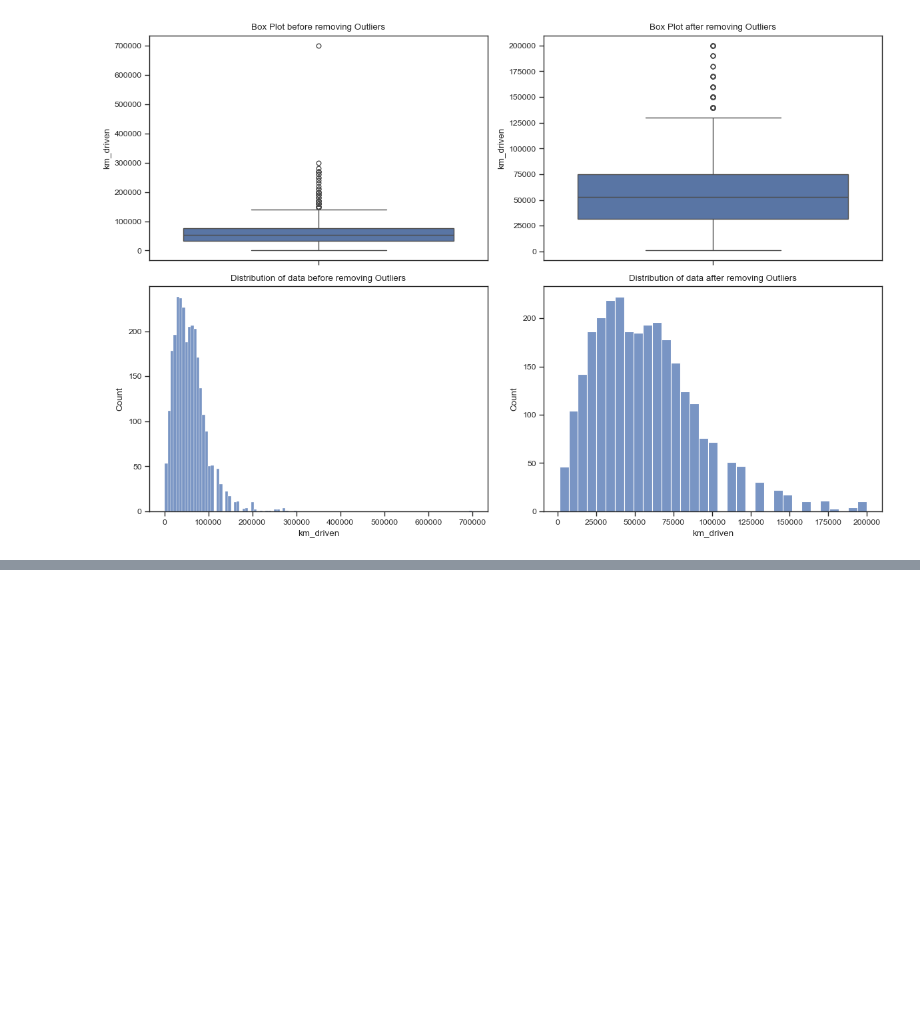
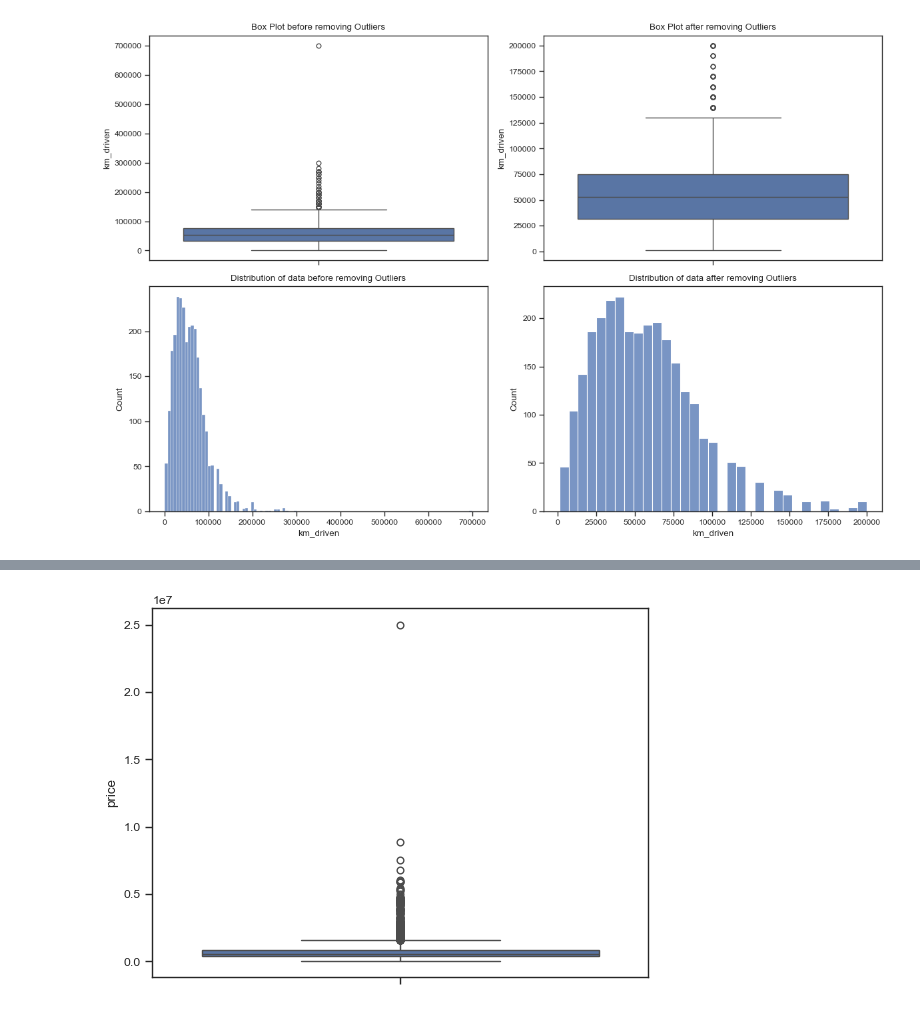
Before and after one commit to TheMrityunjayPathak/AutoIQ, a Jupyter notebook: notebooks/step_2_outlier_detection.ipynb, the cells around one changed output, grey strips where cells are left out. Cells and saved outputs as stored; diff of their text form; code cells hidden in the pictures; blank space fills up the shorter version.

Commit message:
feat: detect, visualize and remove outliers from price column

```diff
--- a/notebooks/step_2_outlier_detection.ipynb
+++ b/notebooks/step_2_outlier_detection.ipynb
@@ -301,0 +331,6 @@ plt.show()
+# %%
+# Box Plot of "price" column
+sns.boxplot(updated_cars['price'])
+plt.show()
+# %% [output]
+[figure, added]
```
Also changed, not shown: parts of 18 cells of this notebook.
